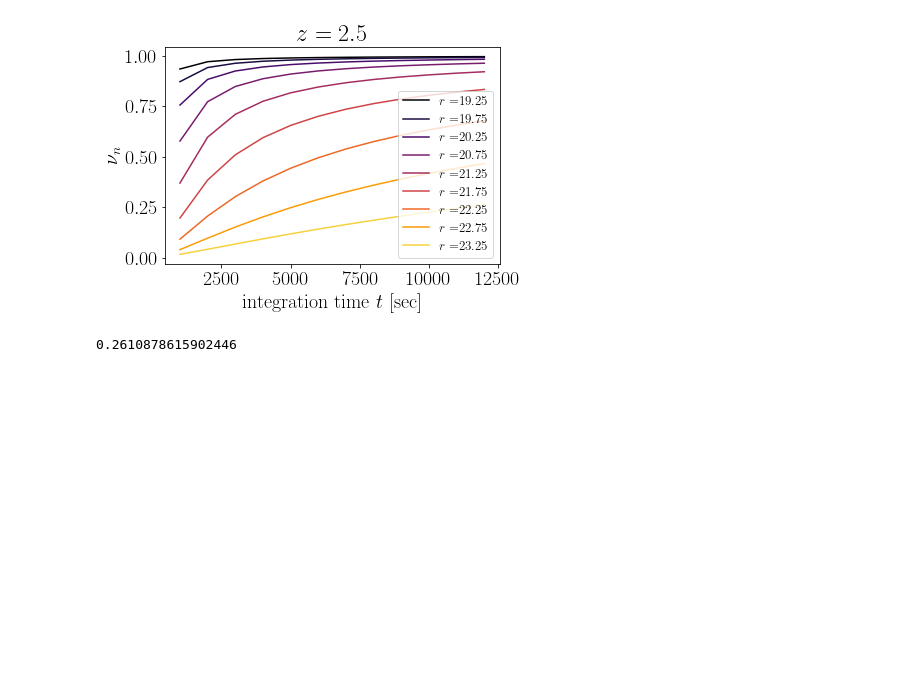
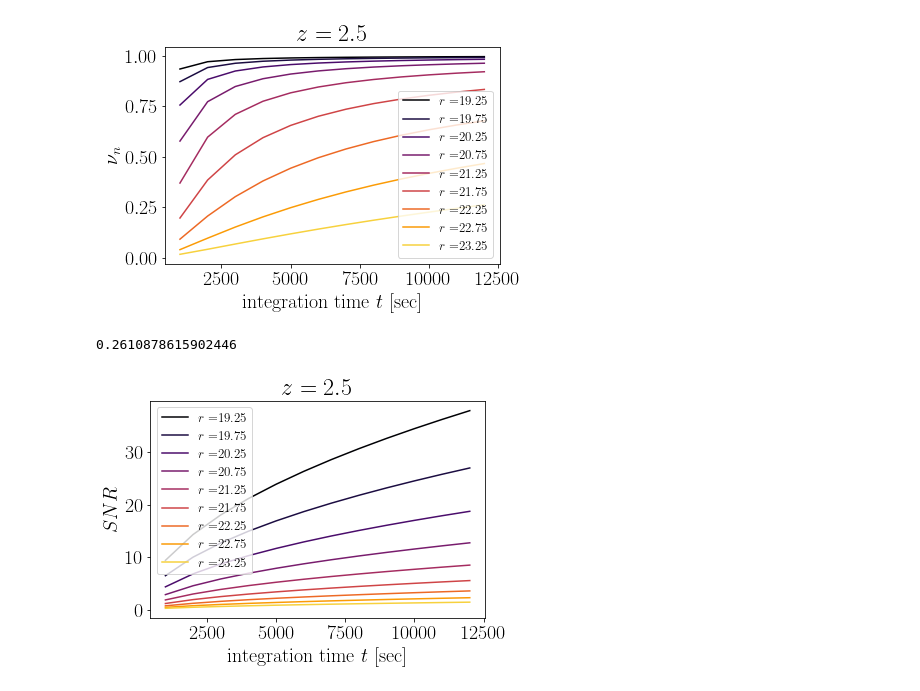
Before and after one commit to mishra-n/DESI-II-LyaProjections, a Jupyter notebook: Test.ipynb, the cells around one changed output. Cells and saved outputs as stored; diff of their text form; code cells hidden in the pictures; blank space fills up the shorter version.

```diff
--- a/Test.ipynb
+++ b/Test.ipynb
@@ -111,6 +122,19 @@ plt.show()
 DESI1.v_n(4000, 19.25, 2, k=0.1, SNR=2)
 # %% [output]
 0.2610878615902446
+# %%
+r_range = np.arange(19.25, 23.75, .5)
+for i, r in enumerate(r_range):
+    plt.plot(np.arange(1000,13000,1000), DESI1.Spectrograph.snr(np.arange(1000,13000,1000), r, 2.5,), color=plt.cm.inferno(i/(len(r_range))), label=r'$r = $' + str(r))
+plt.legend()
+plt.title(r'$z=2.5$')
+plt.xlabel(r'integration time $t$ [sec]')
+plt.ylabel(r'$SNR$')
+plt.savefig('v_n_vs_t.pdf', bbox_inches='tight')
+
+plt.show()
+# %% [output]
+[figure, added]
 # %%
 from astropy.table import Table
 
```
Also changed, not shown: parts of 9 cells of this notebook.
